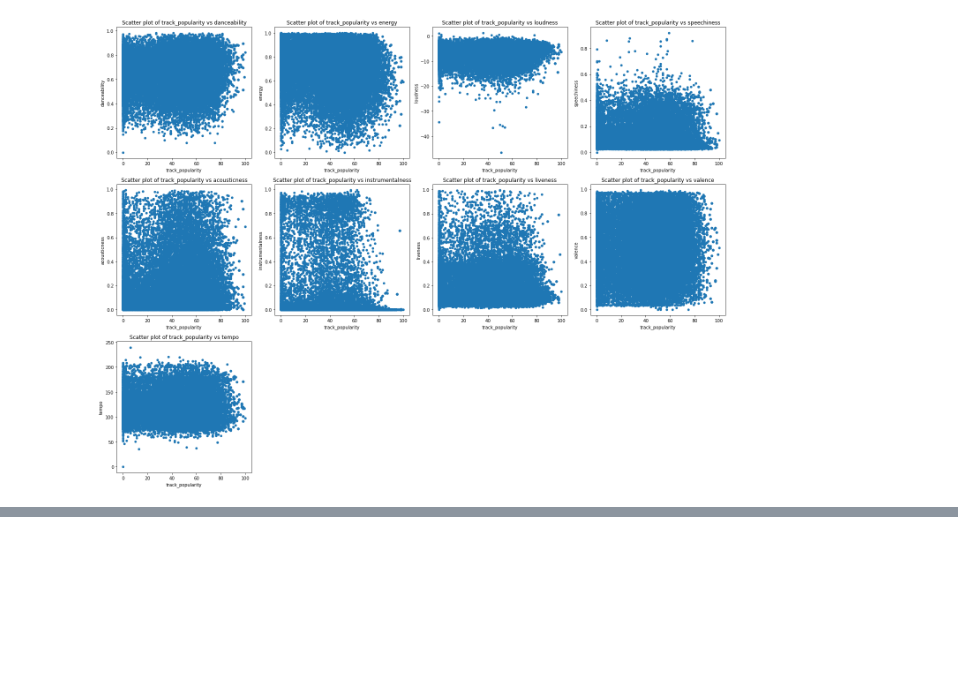
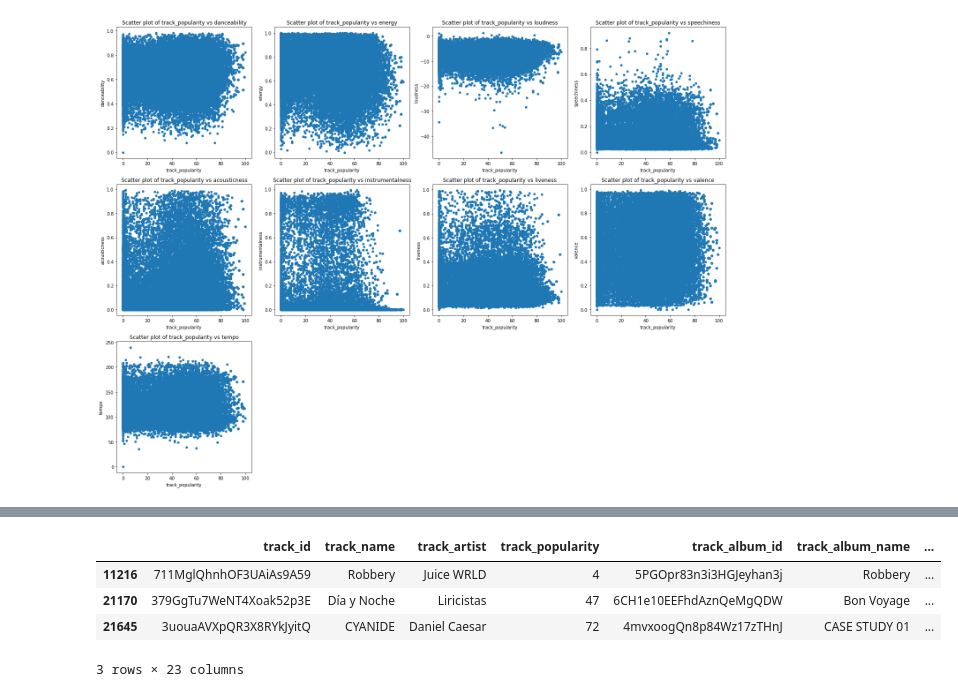
Before and after one commit to raxiou/Analyse_data_spotify, a Jupyter notebook: test.ipynb, the cells around one changed output, grey strips where cells are left out. Saved outputs shown, nothing was run; the diff lists cells and outputs as text; code cells hidden in the pictures; blank space fills up the shorter version.

```diff
--- a/test.ipynb
+++ b/test.ipynb
@@ -239,0 +240,11 @@ display(data)
+# %%
+# prendre 3 musique au hasard de 3 genres differents
+
+# prendre les musiques en fonction des track_id
+display(data[data['track_id'].isin(['711MglQhnhOF3UAiAs9A59', '3uouaAVXpQR3X8RYkJyitQ', '379GgTu7WeNT4Xoak52p3E'])])
+# %% [output]
+|  | track_id | track_name | track_artist | track_popularity | track_album_id | track_album_name | ... |
+| 11216 | 711MglQhnhOF3UAiAs9A59 | Robbery | Juice WRLD | 4 | 5PGOpr83n3i3HGJeyhan3j | Robbery | ... |
+| 21170 | 379GgTu7WeNT4Xoak52p3E | Día y Noche | Liricistas | 47 | 6CH1e10EEFhdAznQeMgQDW | Bon Voyage | ... |
+| 21645 | 3uouaAVXpQR3X8RYkJyitQ | CYANIDE | Daniel Caesar | 72 | 4mvxoogQn8p84Wz17zTHnJ | CASE STUDY 01 | ... |
+3 rows × 23 columns
```
Also changed, not shown: parts of 3 cells of this notebook, 1 other file.
